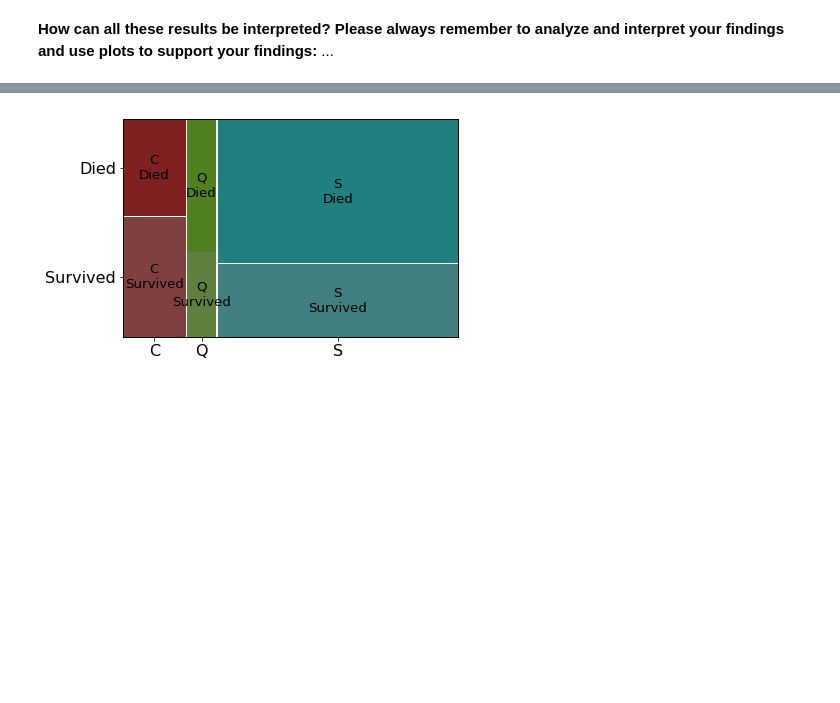
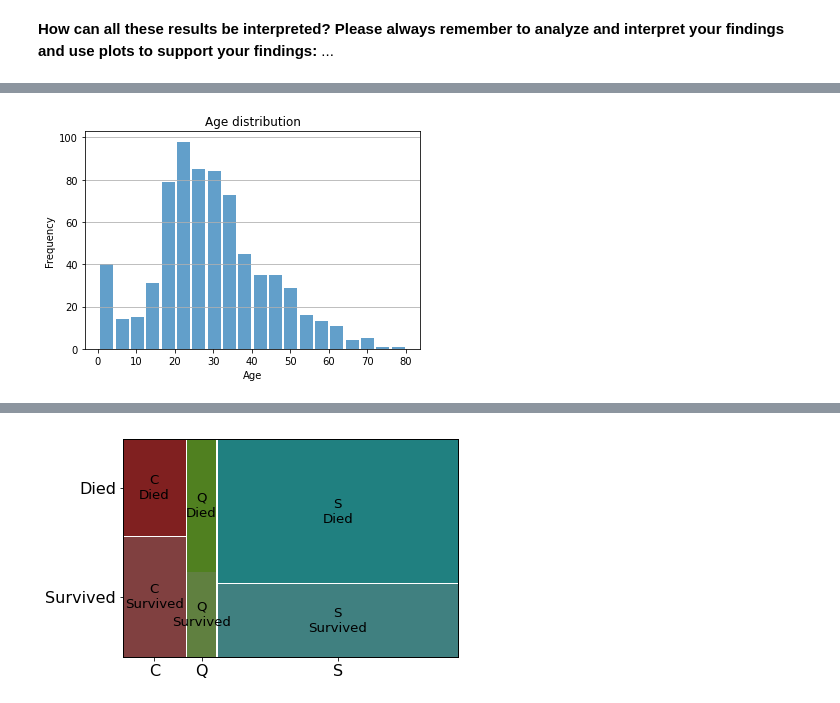
Before and after one commit to jgomezfl/AlgorithmsUN2022II, a Jupyter notebook: Quiz3/jgomezfl_Quiz3.ipynb, the cells around one changed output, grey strips where cells are left out. Cells and saved outputs as stored; diff of their text form; code cells hidden in the pictures; blank space fills up the shorter version.

```diff
--- a/Quiz3/jgomezfl_Quiz3.ipynb
+++ b/Quiz3/jgomezfl_Quiz3.ipynb
@@ -674,0 +700,9 @@ titanic
+# %%
+import matplotlib.pyplot as plt
+plt.hist(titanic.Age, bins=20, histtype='bar', rwidth = 0.85, color = "#629fca");
+plt.grid(axis='y')
+plt.xlabel('Age')
+plt.ylabel('Frequency')
+plt.title('Age distribution');
+# %% [output]
+[figure, added]
```
Also changed, not shown: parts of 15 cells of this notebook.
